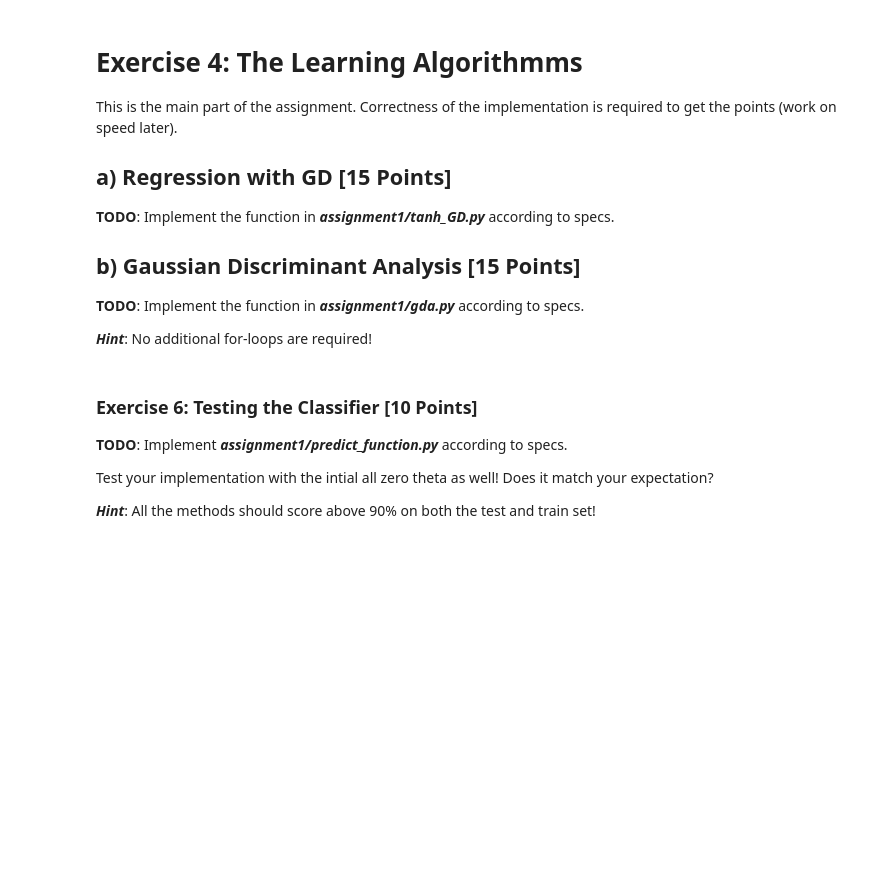
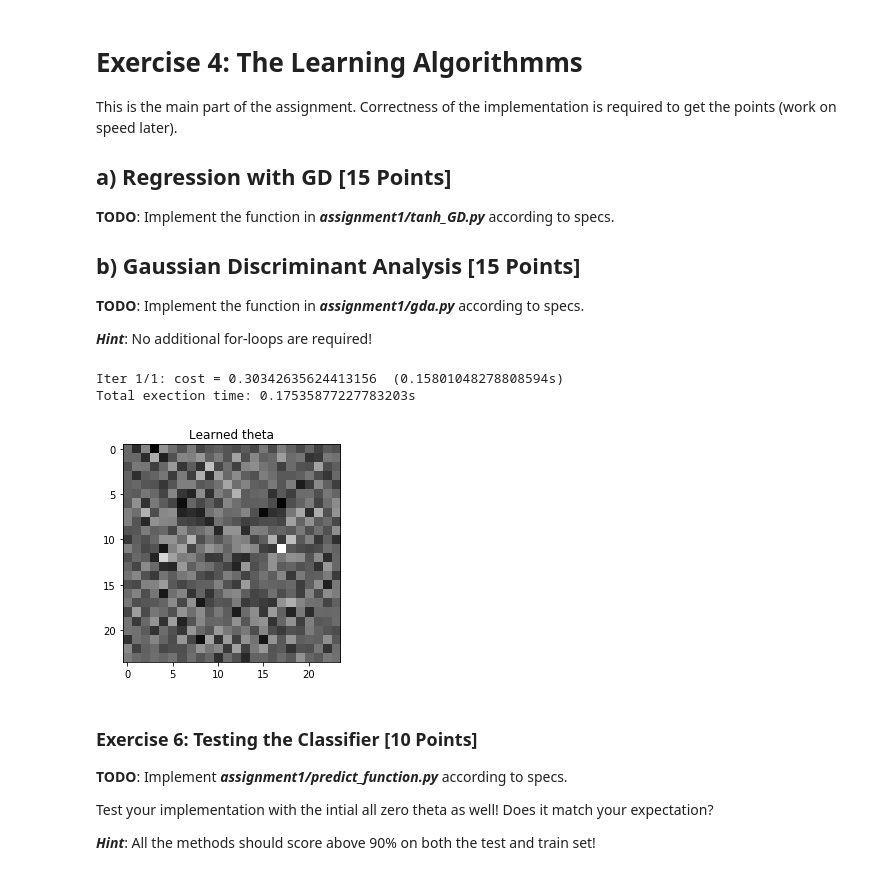
Before and after one commit to guertlef/MachineLearningHS19, a Jupyter notebook: ProgrammingAssignments/U1/Assignment1.ipynb, the cells around one changed output. Drawn from its saved outputs; the diff is of its cells as text; code cells hidden in the pictures; blank space fills up the shorter version.

```diff
--- a/ProgrammingAssignments/U1/Assignment1.ipynb
+++ b/ProgrammingAssignments/U1/Assignment1.ipynb
@@ -127,30 +140,34 @@ This is the main part of the assignment. Correctness of the implementation is re
 
 ***Hint***: No additional for-loops are required!
 # %%
-method = 'gd'
+method = 'gda'
 
 # We'll meausure the execution time
 start = time.time()
 
 if method is 'gd':
     theta, losses = tanh_GD(X_train, y_train)
 elif method is 'gda':
     theta, losses = gda(X_train, y_train)
 else:
     raise ValueError('Method not recognised!')
 
 exec_time = time.time()-start
 print('Total exection time: {}s'.format(exec_time))
 
 if losses:
     plt.plot(losses)
     plt.title('Training Cost')
     plt.show()
 
 # We can have a look at what theta has learned to recognise as "face"
 plt.imshow(np.reshape(theta[1:], [24, 24], order='F'))
 plt.title('Learned theta')
 plt.show()
+# %% [output]
+Iter 1/1: cost = 0.30342635624413156  (0.15801048278808594s)
+Total exection time: 0.17535877227783203s
+[figure, added]
 # %% [markdown]
 ### Exercise 6: Testing the Classifier [10 Points]
 
```
Also changed, not shown: parts of 7 cells of this notebook, 17 other files.
